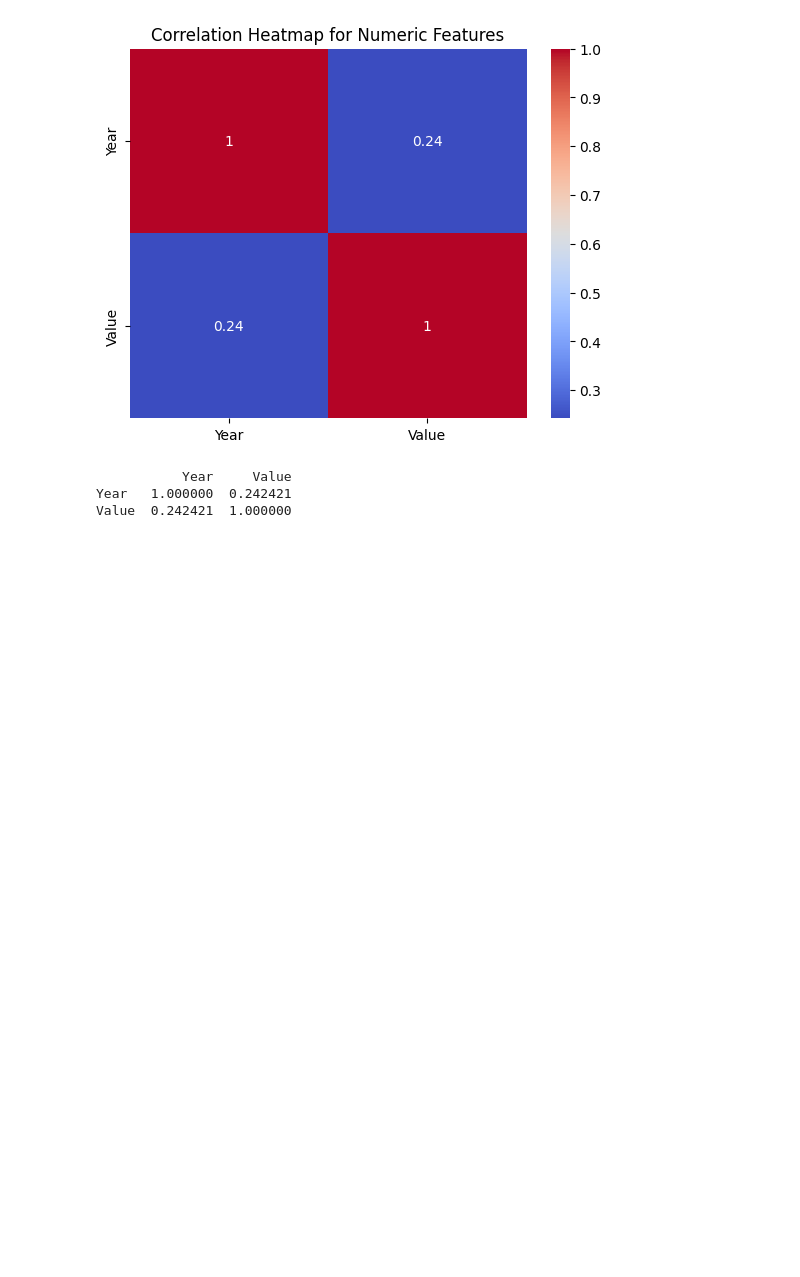
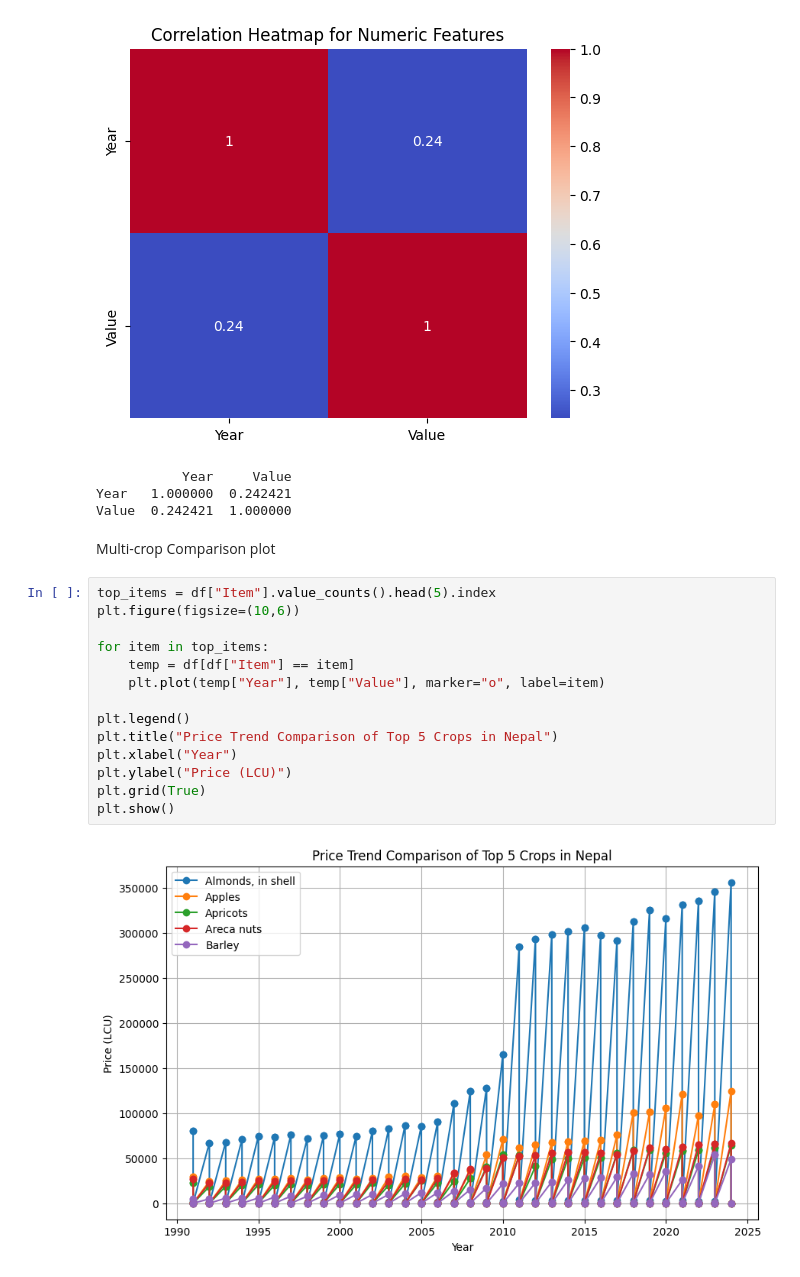
Before and after one commit to riya9818/agriculture-crop-price-predictor, a Jupyter notebook: notebooks/analysis.ipynb, the cells around one changed output. Saved outputs shown, nothing was run; the diff lists cells and outputs as text; blank space fills up the shorter version.

Commit message:
compared price trends of top 5 agriculture products over time

```diff
--- a/notebooks/analysis.ipynb
+++ b/notebooks/analysis.ipynb
@@ -186,3 +186,21 @@ print(df[["Year", "Value"]].corr())
            Year     Value
 Year   1.000000  0.242421
 Value  0.242421  1.000000
+# %% [markdown]
+Multi-crop Comparison plot
+# %%
+top_items = df["Item"].value_counts().head(5).index
+plt.figure(figsize=(10,6))
+
+for item in top_items:
+    temp = df[df["Item"] == item]
+    plt.plot(temp["Year"], temp["Value"], marker="o", label=item)
+
+plt.legend()
+plt.title("Price Trend Comparison of Top 5 Crops in Nepal")
+plt.xlabel("Year")
+plt.ylabel("Price (LCU)")
+plt.grid(True)
+plt.show()
+# %% [output]
+[figure, added]
```
